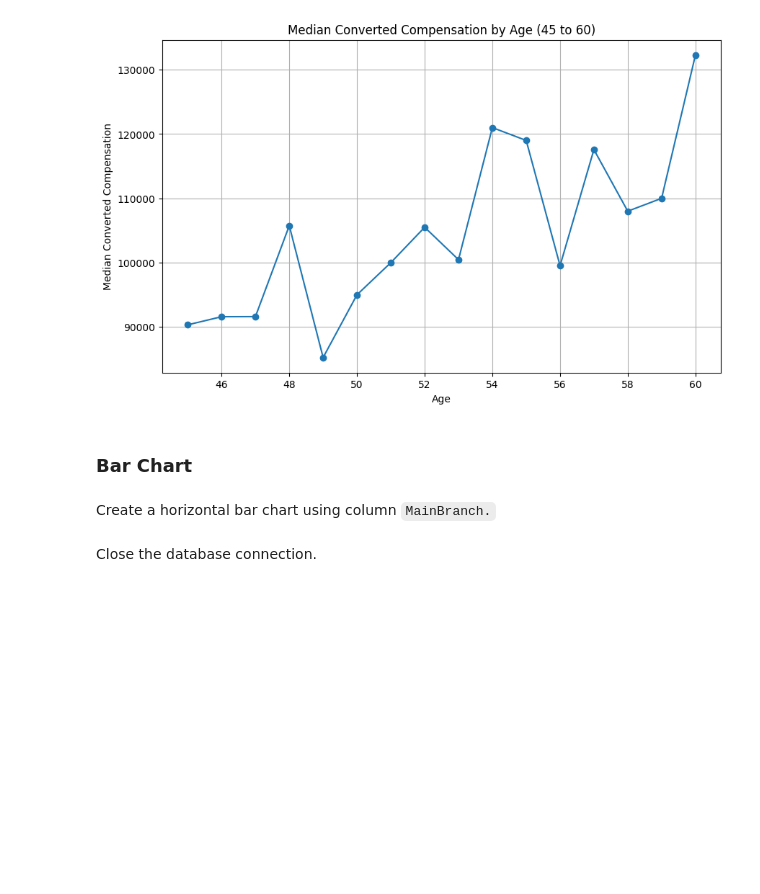
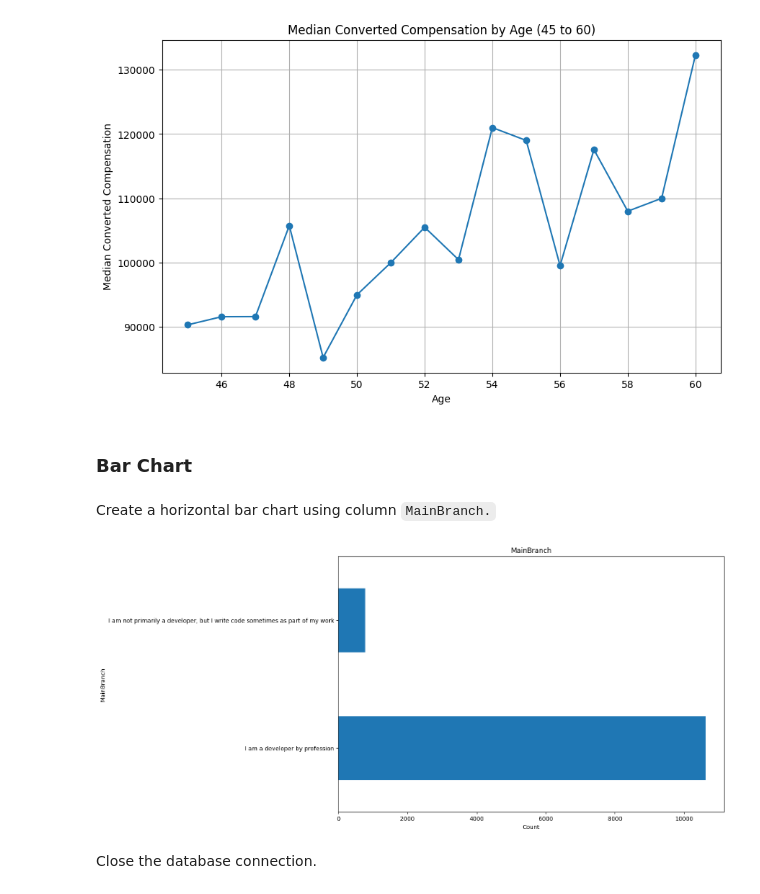
Before and after one commit to mrwoodzi/Data_Science_Certs_Progress, a Jupyter notebook: IBM_Data_Analytics_Professional_Cert/Projects/Final_CapStone_Project/Lab_14-21/M4DataVisualization-Lab_14_21.ipynb, the cells around one changed output. Cells and saved outputs as stored; diff of their text form; code cells hidden in the pictures; blank space fills up the shorter version.

```diff
--- a/IBM_Data_Analytics_Professional_Cert/Projects/Final_CapStone_Project/Lab_14-21/M4DataVisualization-Lab_14_21.ipynb
+++ b/IBM_Data_Analytics_Professional_Cert/Projects/Final_CapStone_Project/Lab_14-21/M4DataVisualization-Lab_14_21.ipynb
@@ -459,2 +537,11 @@ Create a horizontal bar chart using column `MainBranch.`
+# %%
+mainbranch_df = df['MainBranch']
+mainbranch_df.value_counts().plot(kind='barh', figsize=(12, 8))
+plt.title('MainBranch')
+plt.xlabel('Count')
+plt.ylabel('MainBranch')
+plt.show()
+# %% [output]
+[figure, added]
 # %% [markdown]
 Close the database connection.
```
Also changed, not shown: parts of 7 cells of this notebook, 1 other file.
